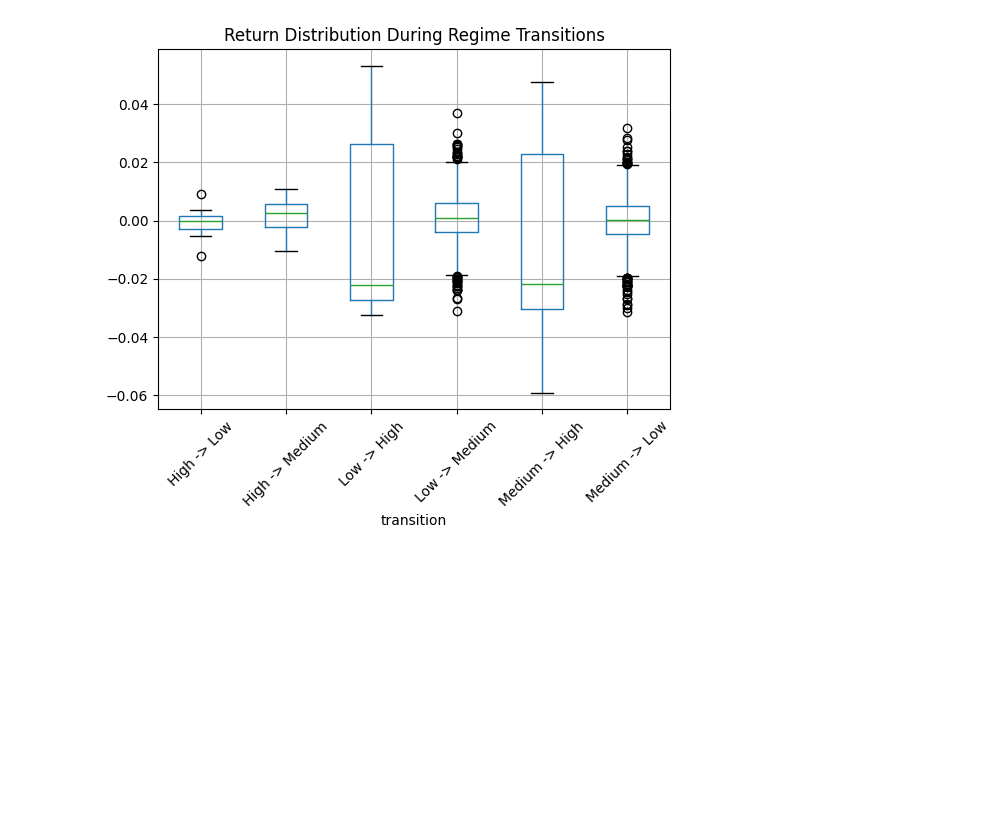
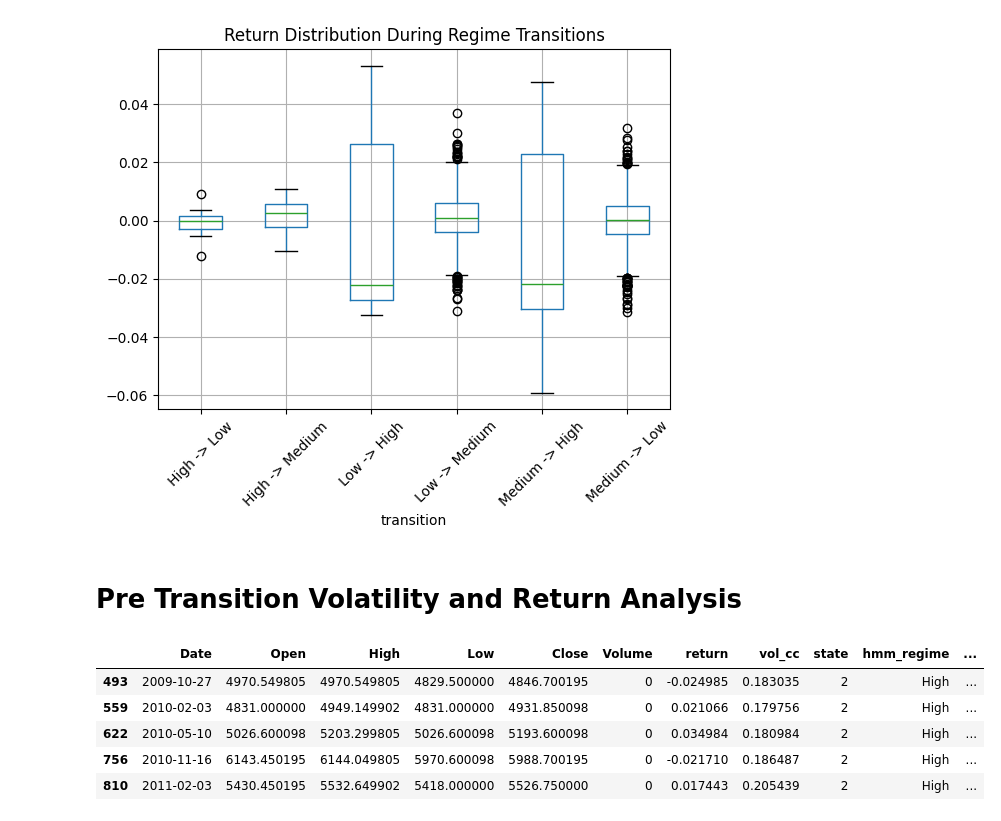
Before and after one commit to Anaemos/Vorticity, a Jupyter notebook: notebooks_02/regime_transition_analysis.ipynb, the cells around one changed output. Saved outputs shown, nothing was run; the diff lists cells and outputs as text; code cells hidden in the pictures; blank space fills up the shorter version.

```diff
--- a/notebooks_02/regime_transition_analysis.ipynb
+++ b/notebooks_02/regime_transition_analysis.ipynb
@@ -149,3 +149,18 @@ plt.suptitle("")
 plt.show()
 # %% [output]
 [figure]
+# %% [markdown]
+# **Pre Transition Volatility and Return Analysis**
+# %%
+crisis_transitions = transitions[
+    transitions["transition"].isin(["Medium -> High", "Low -> High"])
+].copy()
+#isolating Medium -> High and Low -> High
+crisis_transitions.head()
+# %% [output]
+|  | Date | Open | High | Low | Close | Volume | return | vol_cc | state | hmm_regime | ... |
+| 493 | 2009-10-27 | 4970.549805 | 4970.549805 | 4829.500000 | 4846.700195 | 0 | -0.024985 | 0.183035 | 2 | High | ... |
+| 559 | 2010-02-03 | 4831.000000 | 4949.149902 | 4831.000000 | 4931.850098 | 0 | 0.021066 | 0.179756 | 2 | High | ... |
+| 622 | 2010-05-10 | 5026.600098 | 5203.299805 | 5026.600098 | 5193.600098 | 0 | 0.034984 | 0.180984 | 2 | High | ... |
+| 756 | 2010-11-16 | 6143.450195 | 6144.049805 | 5970.600098 | 5988.700195 | 0 | -0.021710 | 0.186487 | 2 | High | ... |
+| 810 | 2011-02-03 | 5430.450195 | 5532.649902 | 5418.000000 | 5526.750000 | 0 | 0.017443 | 0.205439 | 2 | High | ... |
```
Also changed, not shown: parts of 3 cells of this notebook.
